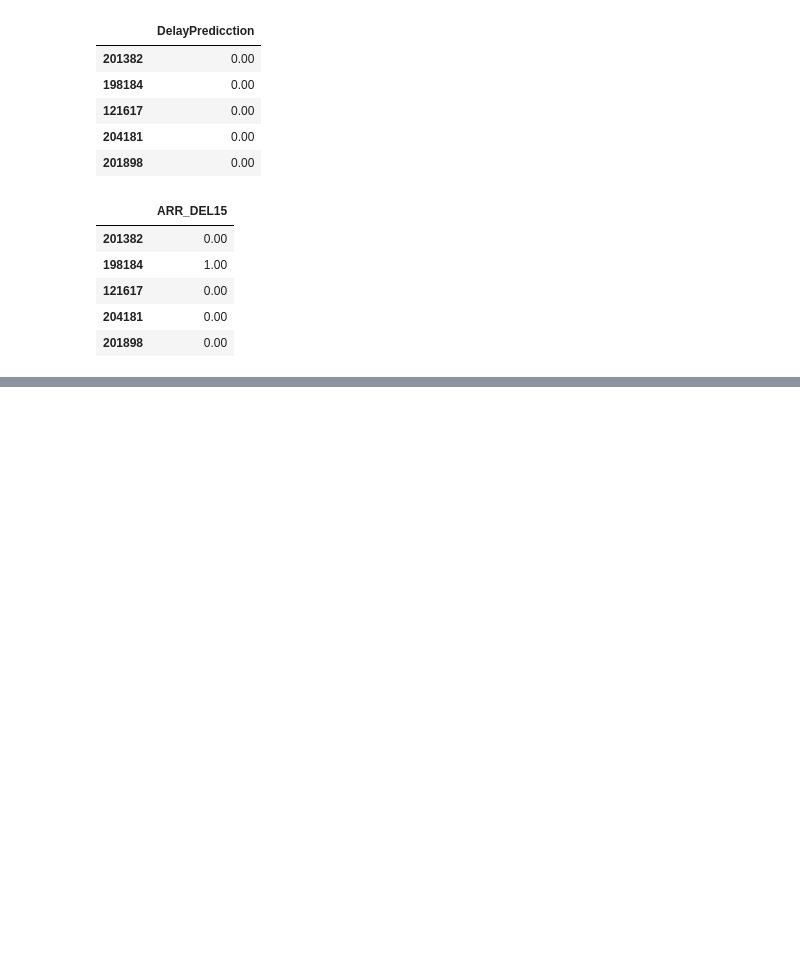
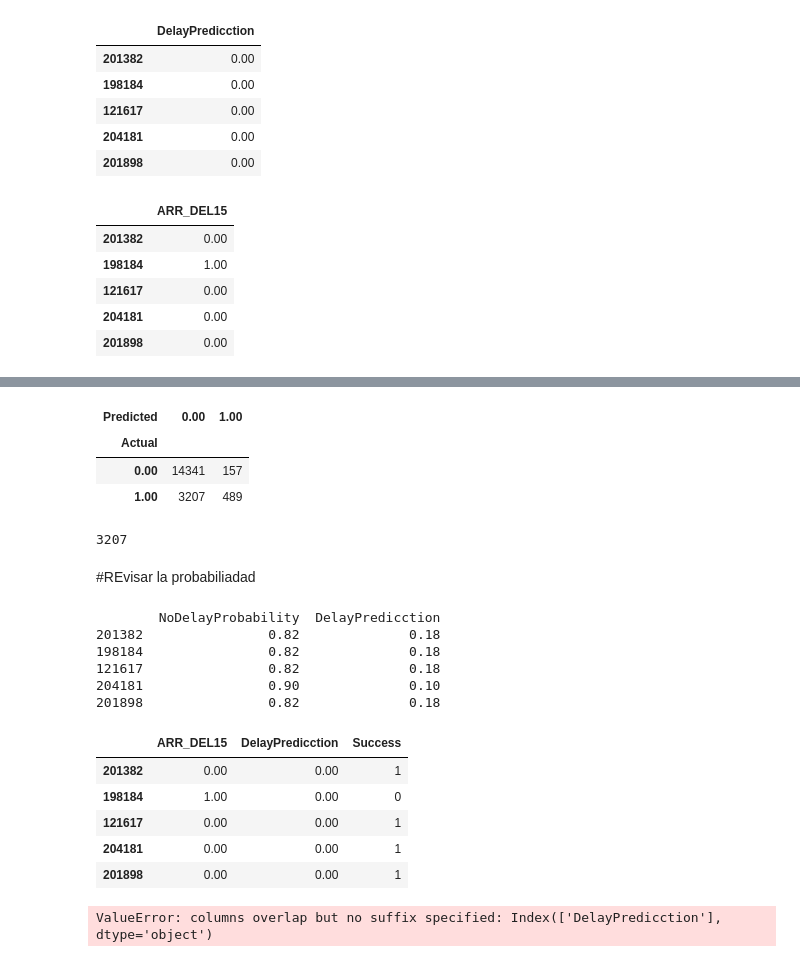
Before and after one commit to KARENCMP82/Python, a Jupyter notebook: Clasificacion_Clase.ipynb, the cells around one changed output, grey strips where cells are left out. Cells and saved outputs as stored; diff of their text form; code cells hidden in the pictures; blank space fills up the shorter version.

```diff
--- a/Clasificacion_Clase.ipynb
+++ b/Clasificacion_Clase.ipynb
@@ -843,0 +887,9 @@ NameError: name 'results_df' is not defined
+# %%
+confusion_matrix = pd.crosstab(result_df['ARR_DEL15'], result_df['DelayPredicction'], rownames=['Actual'], colnames=['Predicted'])
+confusion_matrix
+#El modelo clasifica bien los vuelos que no se retrasan, pero tiene dificultades para predecir los vuelos que sí se retrasan
+# %% [output]
+| Predicted | 0.00 | 1.00 |
+| Actual |  |  |
+| 0.00 | 14341 | 157 |
+| 1.00 | 3207 | 489 |
@@ -843,0 +902,30 @@ NameError: name 'results_df' is not defined
+# %%
+FN
+# %% [output]
+3207
+# %% [markdown]
+#REvisar la probabiliadad
+# %%
+y_score_prediction=pd.DataFrame(dt.predict_proba(X_test), index=y_test.index, columns=['NoDelayProbability', 'DelayPredicction'])
+print(y_test_prediction.head())
+# %% [output]
+        NoDelayProbability  DelayPredicction
+201382                0.82              0.18
+198184                0.82              0.18
+121617                0.82              0.18
+204181                0.90              0.10
+201898                0.82              0.18
+# %%
+result_df.head()
+# %% [output]
+|  | ARR_DEL15 | DelayPredicction | Success |
+| 201382 | 0.00 | 0.00 | 1 |
+| 198184 | 1.00 | 0.00 | 0 |
+| 121617 | 0.00 | 0.00 | 1 |
+| 204181 | 0.00 | 0.00 | 1 |
+| 201898 | 0.00 | 0.00 | 1 |
+# %%
+
+result_df.join(y_score_prediction, how='inner').head()
+# %% [output]
+ValueError: columns overlap but no suffix specified: Index(['DelayPredicction'], dtype='object')
```
Also changed, not shown: parts of 11 cells of this notebook.
